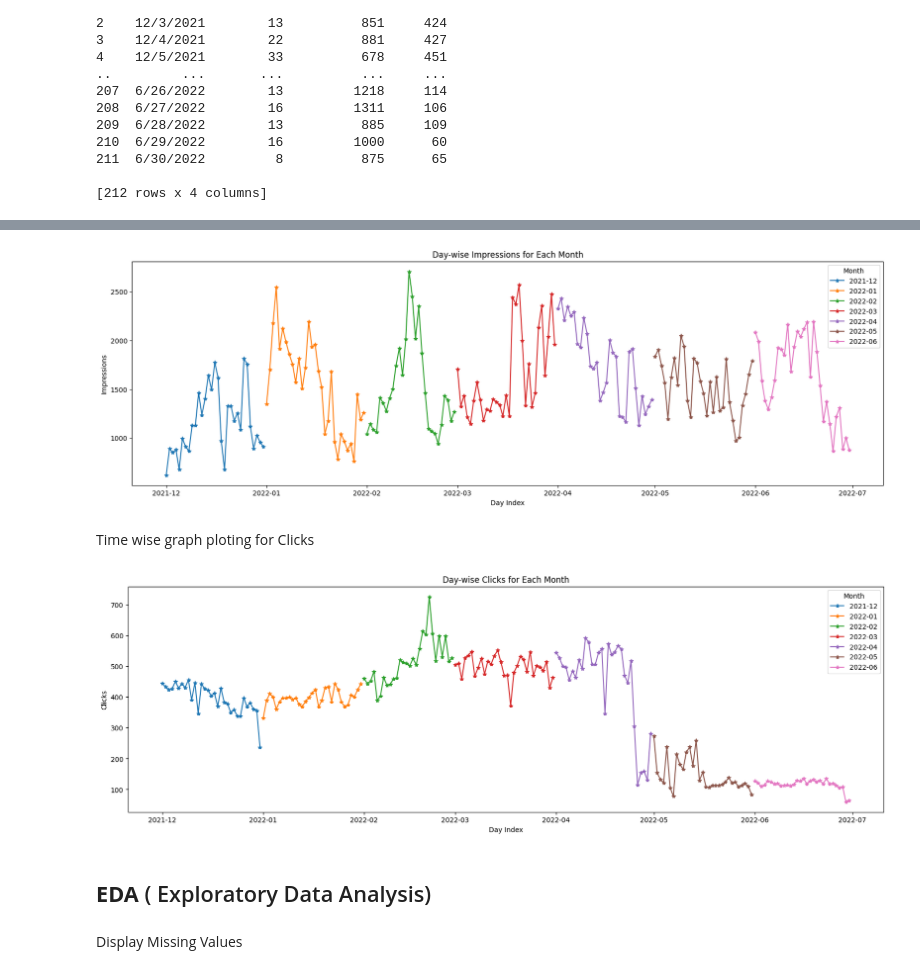
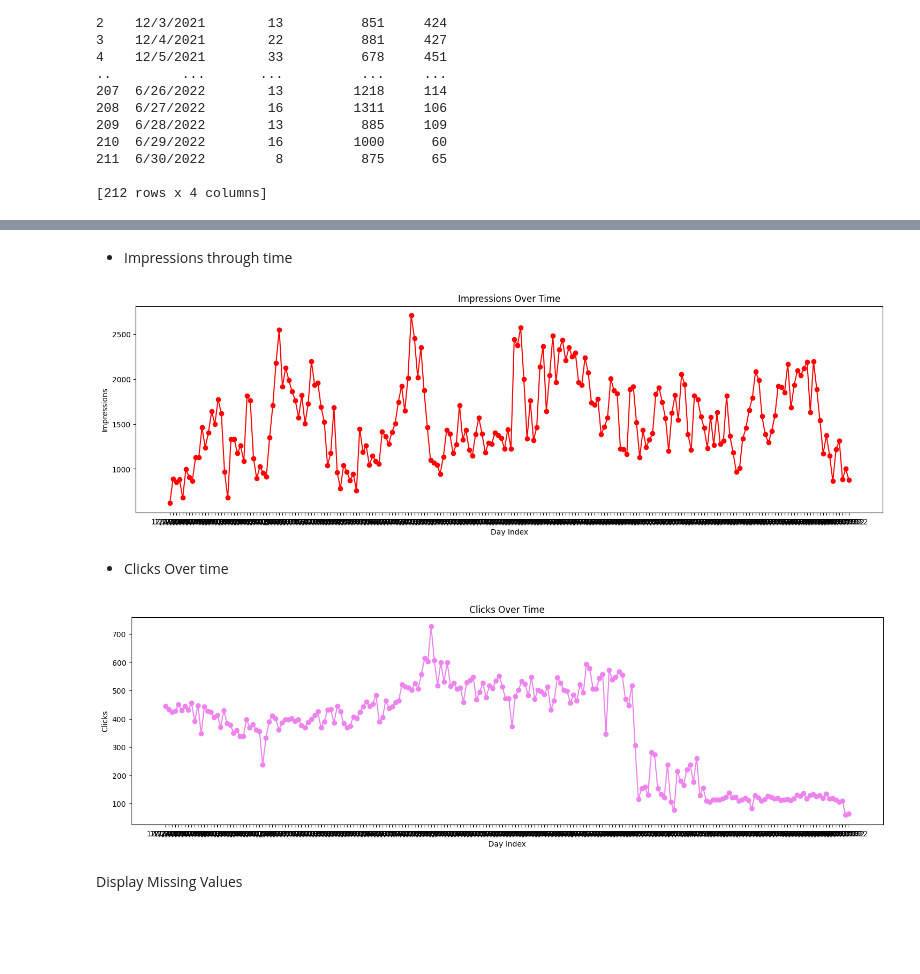
Before and after one commit to UdaySankarDe/UdaySankar-Infosys-Nov24, a Jupyter notebook: FutureCart.ipynb, the cells around one changed output, grey strips where cells are left out. Cells and saved outputs as stored; diff of their text form; code cells hidden in the pictures; blank space fills up the shorter version.

```diff
--- a/FutureCart.ipynb
+++ b/FutureCart.ipynb
@@ -106,0 +97,16 @@ Time wise graph ploting for Impressions
+# %%
+df = pd.read_csv('merged_file.csv')
+
+fig, axes = plt.subplots(1, 3, figsize=(18, 6))
+
+# List of columns to plot
+columns = ['Quantity', 'Impressions', 'Clicks']
+
+for i, col in enumerate(columns):
+    sns.histplot(df[col], kde=True, ax=axes[i])
+    axes[i].set_title(f'Distribution of {col}')
+    axes[i].set_xlabel(col)
+    axes[i].set_ylabel('Frequency')
+
+plt.tight_layout()
+plt.show()
@@ -107,34 +129,33 @@ Time wise graph ploting for Impressions
+# %% [markdown]
+
+
+*   Impressions through time
 # %%
-# Ploting of Day-wise Impressions for Each Month
-plt.figure(figsize=(20, 6))
-for month in data['YearMonth'].unique():
-    monthly_data = data[data['YearMonth'] == month]
-    plt.plot(monthly_data['Day Index'], monthly_data['Impressions'], marker='*', linestyle='-', label=str(month))
-plt.title('Day-wise Impressions for Each Month')
+# Plot Impressions over time (Day Index)
+plt.figure(figsize=(18, 5))
+plt.plot(df['Day Index'], df['Impressions'], color='red', marker='o', linestyle='-')
+plt.title('Impressions Over Time')
 plt.xlabel('Day Index')
 plt.ylabel('Impressions')
-plt.legend(title='Month', loc='best')
+plt.grid(False)
 plt.show()
 # %% [output]
-[figure, old version]
+[figure, new version]
-# %% [markdown]
-Time wise graph ploting for Clicks
+# %% [markdown]
+
+
+*   Clicks Over time
 # %%
-
-# Ploting of Day-wise Clicks for Each Month
-plt.figure(figsize=(20, 6))
-for month in data['YearMonth'].unique():
-    monthly_data = data[data['YearMonth'] == month]
-    plt.plot(monthly_data['Day Index'], monthly_data['Clicks'], marker='*', linestyle='-', label=str(month))
-plt.title('Day-wise Clicks for Each Month')
+# Plot Clicks over time (Day Index)
+plt.figure(figsize=(18, 5))
+plt.plot(df['Day Index'], df['Clicks'], color='violet', marker='o', linestyle='-')
+plt.title('Clicks Over Time')
 plt.xlabel('Day Index')
 plt.ylabel('Clicks')
-plt.legend(title='Month', loc='best')
+plt.grid(False)
 plt.show()
 # %% [output]
-[figure, old version]
+[figure, new version]
-# %% [markdown]
-## **EDA** ( Exploratory Data Analysis)
 # %% [markdown]
 Display Missing Values
 # %%
```
Also changed, not shown: parts of 44 cells of this notebook.
